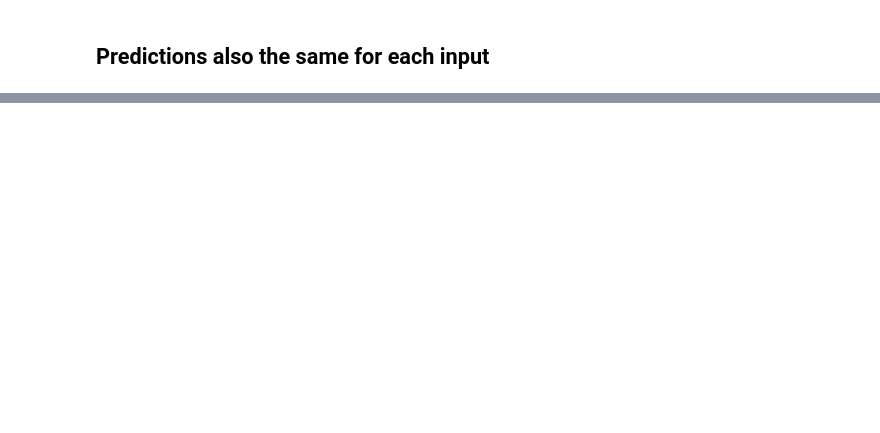
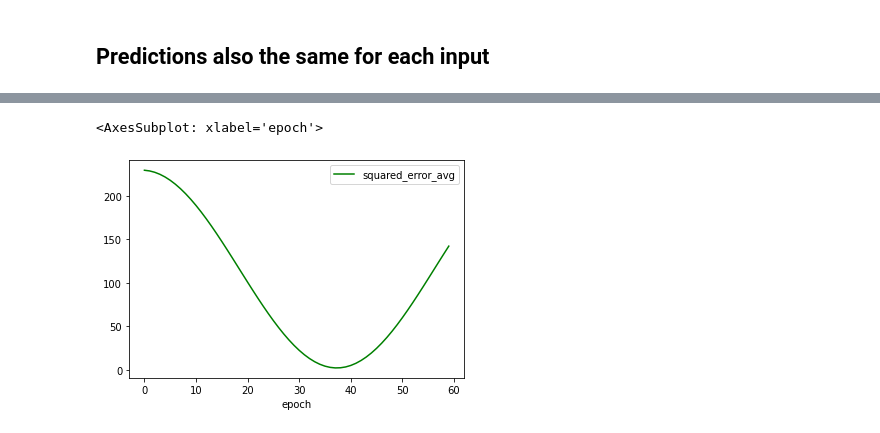
Before and after one commit to jrf343/RNN, a Jupyter notebook: Philly_multibatch_RNN_testing.ipynb, the cells around one changed output, grey strips where cells are left out. Saved outputs shown, nothing was run; the diff lists cells and outputs as text; code cells hidden in the pictures; blank space fills up the shorter version.

```diff
--- a/Philly_multibatch_RNN_testing.ipynb
+++ b/Philly_multibatch_RNN_testing.ipynb
@@ -481,0 +624,6 @@ y_preds_train_early_stop
+# %%
+lr = 1e-6
+
+# Assume scaling by X_train[0] is sufficient for all batches
+rnn_relu_batches = make_RNN(X_inp = X_train[0], fcl_size=20, output_size=y_train[0].shape[0], act_func="relu") # Have to reinitialize
+rnn_relu_batches
@@ -481,0 +638,3 @@ y_preds_train_early_stop
+# %%
+training_results_relu_batches = train_RNN_inplace_with_batches_for(rnn_relu_batches, X_train, y_train, learning_rate=lr, epochs=60)
+training_results_relu_batches
@@ -481,0 +659,5 @@ y_preds_train_early_stop
+# %%
+pd.DataFrame(training_results_relu_batches).plot(x="epoch", y="squared_error_avg", color="green")
+# %% [output]
+<AxesSubplot: xlabel='epoch'>
+[figure, added]
```
Also changed, not shown: parts of 43 cells of this notebook, 10 other files.
